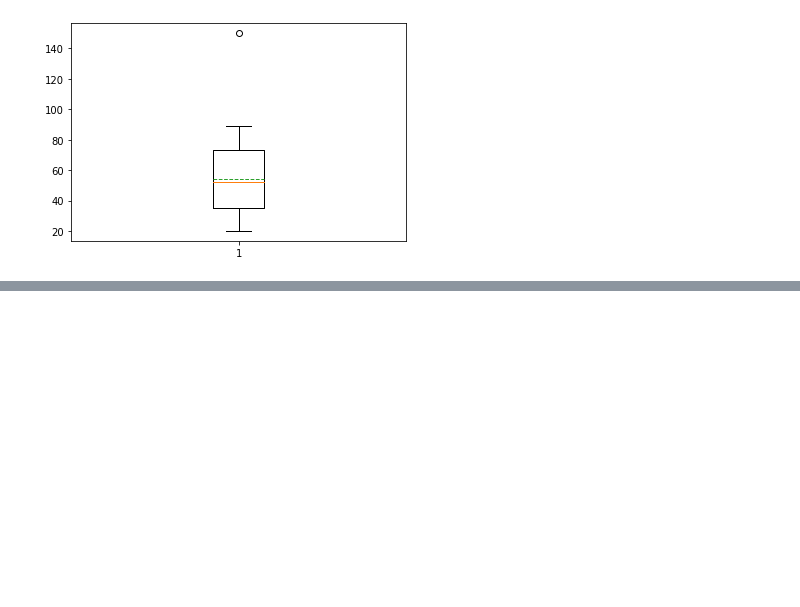
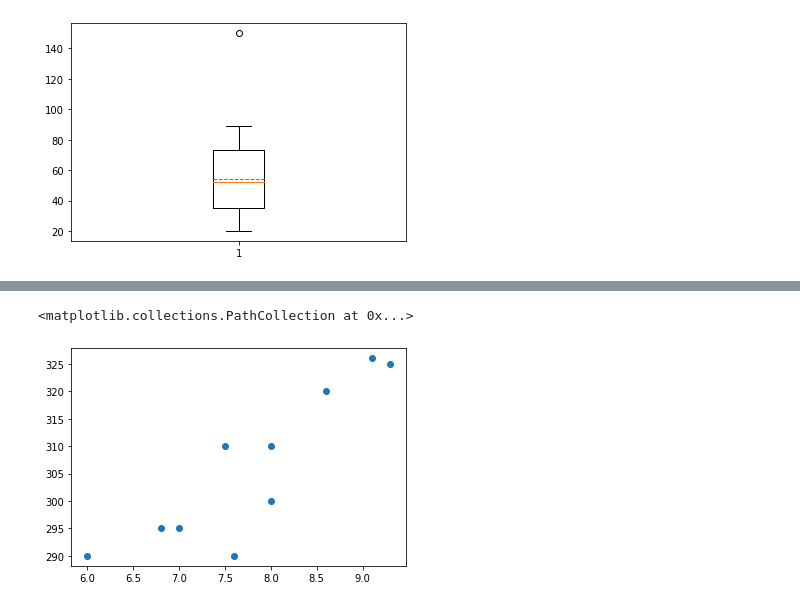
Before and after one commit to srikanthpragada/DS_11_NOV_2019, a Jupyter notebook: stats.ipynb, the cells around one changed output, grey strips where cells are left out. Saved outputs shown, nothing was run; the diff lists cells and outputs as text; code cells hidden in the pictures; blank space fills up the shorter version.

```diff
--- a/stats.ipynb
+++ b/stats.ipynb
@@ -110,0 +133,3 @@ plt.boxplot(ages, showmeans=True, meanline=True)
+# %%
+cgpa = [7,8,7.6,8.6,9.1,9.3,6,8,7.5,6.8]
+gre = [295,310,290,320,326,325,290,300,310,295]
@@ -110,0 +150,5 @@ plt.boxplot(ages, showmeans=True, meanline=True)
+# %%
+plt.scatter(cgpa,gre)
+# %% [output]
+<matplotlib.collections.PathCollection at 0x...>
+[figure, added]
```
Also changed, not shown: parts of 10 cells of this notebook.
